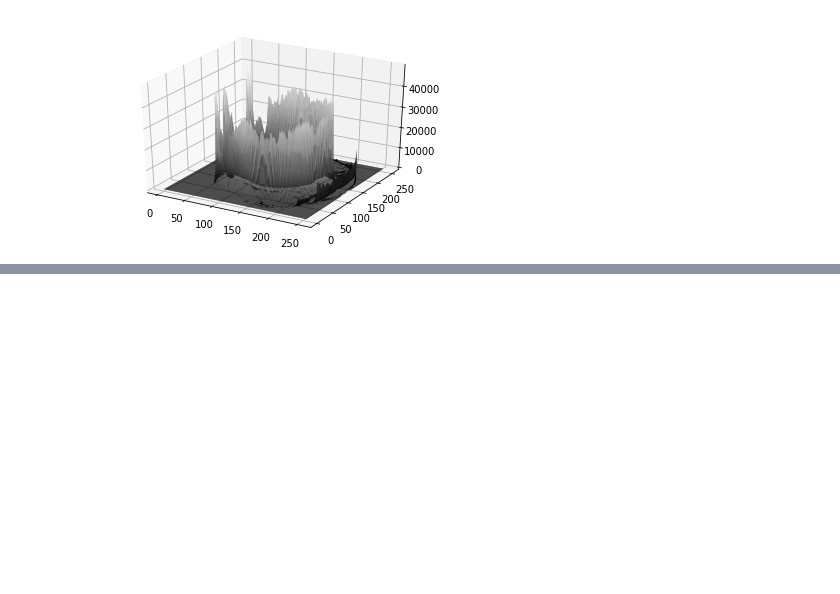
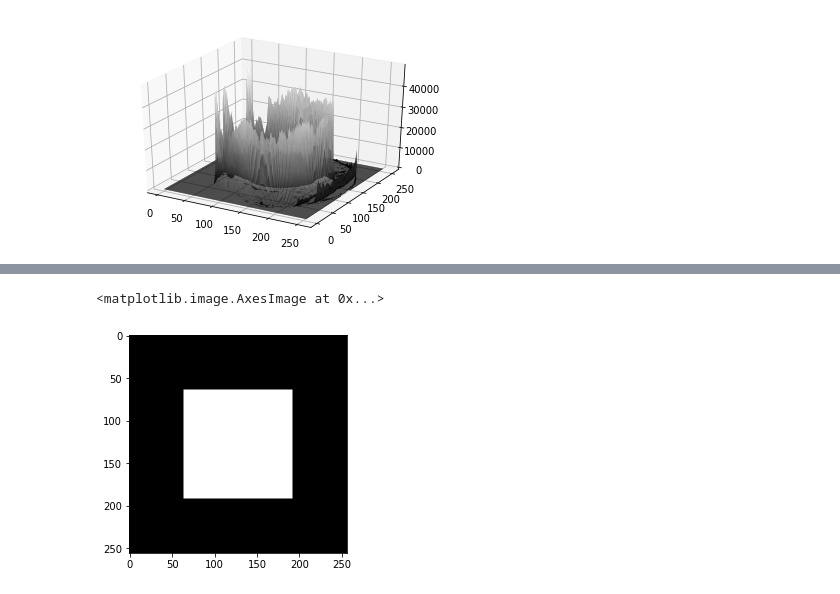
Before and after one commit to liadmagen/MedicalImageProcessingCourse, a Jupyter notebook: medImgproc_00_working_with_images.ipynb, the cells around one changed output, grey strips where cells are left out. Saved outputs shown, nothing was run; the diff lists cells and outputs as text; code cells hidden in the pictures; blank space fills up the shorter version.

```diff
--- a/medImgproc_00_working_with_images.ipynb
+++ b/medImgproc_00_working_with_images.ipynb
@@ -105,0 +127,10 @@ from skimage.io import imread
+# %%
+img_width, img_height = img.shape
+
+mask = np.zeros(img.shape[:2], np.uint8)
+mask_width, mask_height = img_width//4, img_height//4
+mask[mask_width:img_width-mask_width, mask_height:img_height-mask_height] = img.max()
+plt.imshow(mask, cmap='gray')
+# %% [output]
+<matplotlib.image.AxesImage at 0x...>
+[figure, added]
```
Also changed, not shown: parts of 35 cells of this notebook.
